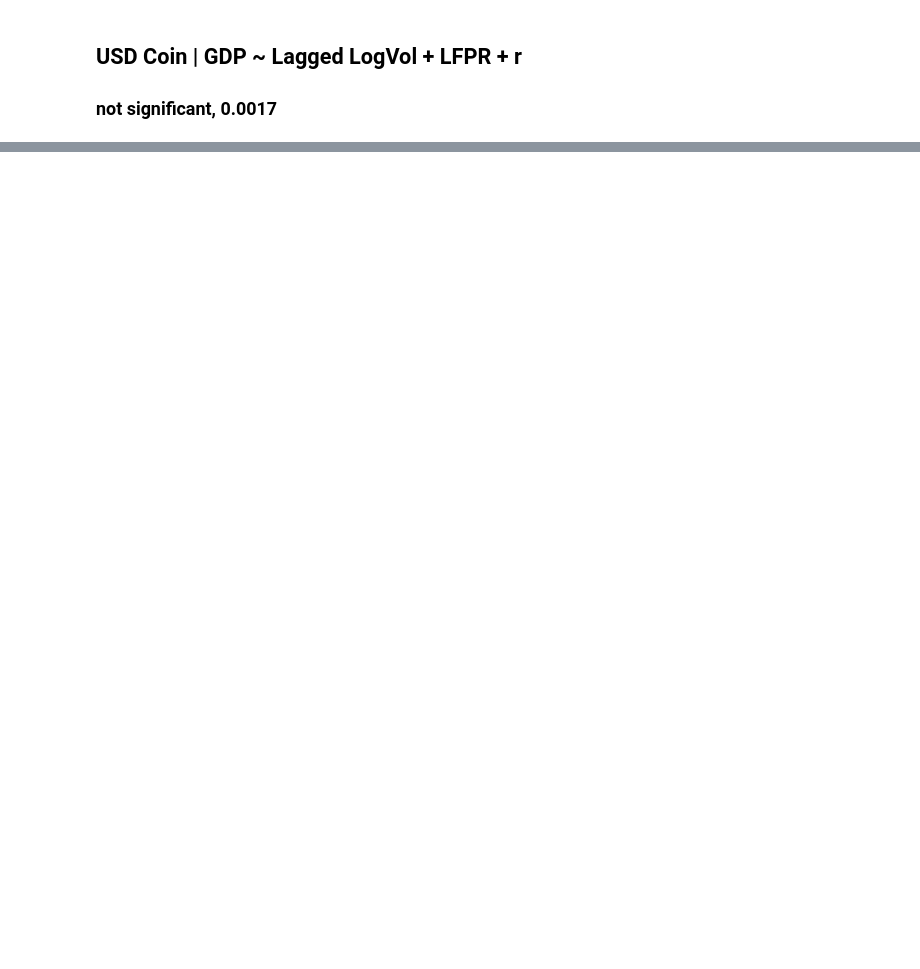
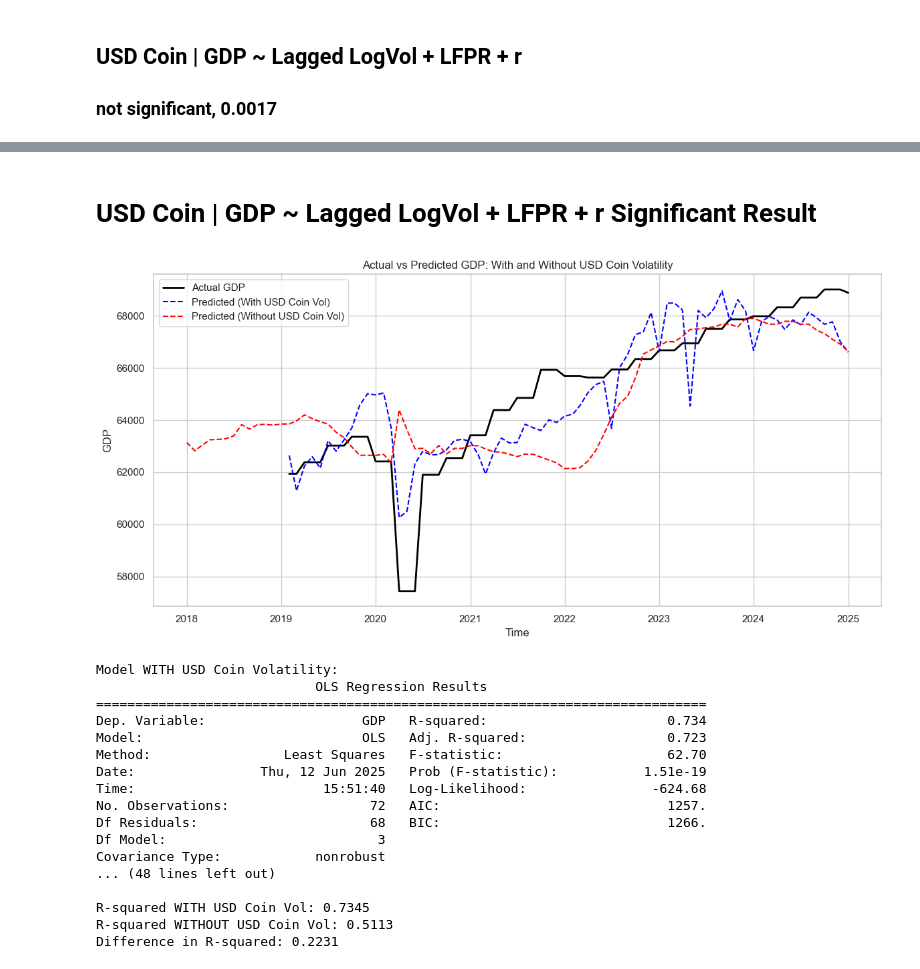
Before and after one commit to tianyishen701/CryptoMacroecon-Prediction-CSUREMM, a Jupyter notebook: Multiple Macros.ipynb, the cells around one changed output, grey strips where cells are left out. Saved outputs shown, nothing was run; the diff lists cells and outputs as text; code cells hidden in the pictures; blank space fills up the shorter version.

Commit message:
added visualization for significant usd coin, various other significant terms too

```diff
--- a/Multiple Macros.ipynb
+++ b/Multiple Macros.ipynb
@@ -511,3 +506,82 @@ Covariance Type:            nonrobust
 R-squared WITH Lagged_LogVol_USD Coin: 0.7994
 R-squared WITHOUT Lagged_LogVol_USD Coin: 0.7977
 Difference in R-squared: 0.0017
+# %% [markdown]
+# USD Coin | GDP ~ Lagged LogVol + LFPR + r Significant Result
+# %%
+# --- Step 1: Create lagged volatility predictor ---
+df['Lagged_LogVol_USD'] = df['USD Coin'].shift(1)
+
+# --- Step 2: Drop rows with any NaNs in the relevant columns ---
+model_cols_with = ['Lagged_LogVol_USD', 'LFPR', 'r', 'GDP']
+model_cols_without = ['LFPR', 'r', 'GDP']
+
+df_with = df[model_cols_with].dropna()
+df_without = df[model_cols_without].dropna()
+
+# --- Step 3: Build models ---
+# Model with crypto volatility
+X1 = sm.add_constant(df_with[['Lagged_LogVol_USD', 'LFPR', 'r']])
+y1 = df_with['GDP']
+model1 = sm.OLS(y1, X1).fit()
+
+# Model without crypto volatility
+X2 = sm.add_constant(df_without[['LFPR', 'r']])
+y2 = df_without['GDP']
+model2 = sm.OLS(y2, X2).fit()
+
+# --- Step 4: Plot actual vs predicted ---
+# Align indexes and create common time axis
+time_index_with = df_with.index
+time_index_without = df_without.index
+
+# Predicted values
+pred_with = model1.predict(X1)
+pred_without = model2.predict(X2)
+
+# Plot actual vs. predicted GDP
+plt.figure(figsize=(12, 6))
+plt.plot(time_index_with, y1, label='Actual GDP', color='black', linewidth=2)
+plt.plot(time_index_with, pred_with, label='Predicted (With USD Coin Vol)', linestyle='--', color='blue')
+plt.plot(time_index_without, pred_without, label='Predicted (Without USD Coin Vol)', linestyle='--', color='red')
+
+plt.xlabel('Time')
+plt.ylabel('GDP')
+plt.title('Actual vs Predicted GDP: With and Without USD Coin Volatility')
+plt.legend()
+plt.grid(True)
+plt.tight_layout()
+plt.show()
+
+
+# --- Step 5: Print comparison ---
+print("\nModel WITH USD Coin Volatility:")
+print(model1.summary())
+
+print("\nModel WITHOUT USD Coin Volatility:")
+print(model2.summary())
+
+r2_with = model1.rsquared
+r2_without = model2.rsquared
+print(f"\nR-squared WITH USD Coin Vol: {r2_with:.4f}")
+print(f"R-squared WITHOUT USD Coin Vol: {r2_without:.4f}")
+print(f"Difference in R-squared: {r2_with - r2_without:.4f}")
+# %% [output]
+[figure, added]
+Model WITH USD Coin Volatility:
+                            OLS Regression Results
+==============================================================================
+Dep. Variable:                    GDP   R-squared:                       0.734
+Model:                            OLS   Adj. R-squared:                  0.723
+Method:                 Least Squares   F-statistic:                     62.70
+Date:                Thu, 12 Jun 2025   Prob (F-statistic):           1.51e-19
+Time:                        15:51:40   Log-Likelihood:                -624.68
+No. Observations:                  72   AIC:                             1257.
+Df Residuals:                      68   BIC:                             1266.
+Df Model:                           3
+Covariance Type:            nonrobust
+... (48 lines left out)
+
+R-squared WITH USD Coin Vol: 0.7345
+R-squared WITHOUT USD Coin Vol: 0.5113
+Difference in R-squared: 0.2231
```
Also changed, not shown: parts of 6 cells of this notebook.
